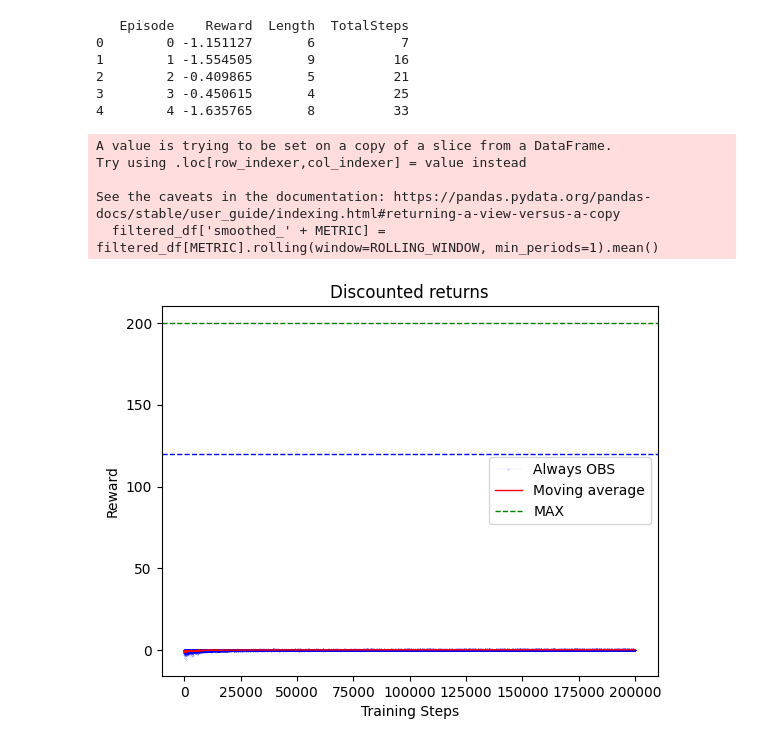
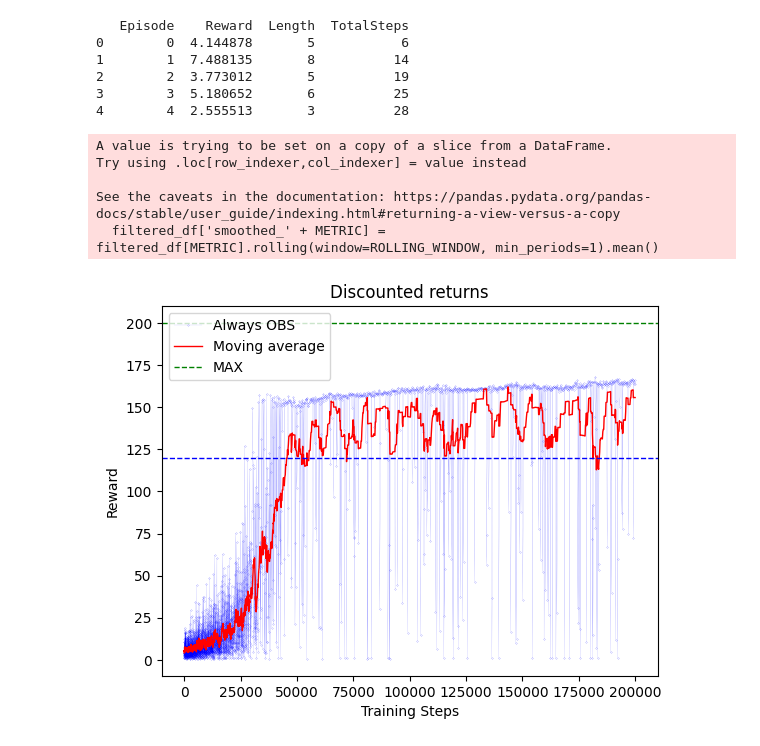
Before and after one commit to TheBlueHawk/FRL23-project, a Jupyter notebook: bellinger_repo/explor.ipynb, the cells around one changed output. Drawn from its saved outputs; the diff is of its cells as text; code cells hidden in the pictures.

```diff
--- a/bellinger_repo/explor.ipynb
+++ b/bellinger_repo/explor.ipynb
@@ -1,6 +1,6 @@
 # %%
 import pandas as pd
-episode_df = pd.read_csv("logdir/MBRLCartpole-v0_200000__2023_06_18_17_13.csv")
+episode_df = pd.read_csv("logdir/MBRLCartpole-v0_200000__2023_06_18_18_56_rw1_with_cost.csv")
 
 print(episode_df.head())
 
@@ -12,36 +12,36 @@ FROM = 0
 UNTIL = 200000
 BEST_RESULTS_NO_OBS_COST = 200
 ALWAYS_OBS = BEST_RESULTS_NO_OBS_COST*0.6
 
 metrics_df_no_na = episode_df.dropna(how='any', subset=[METRIC, 'TotalSteps'])
 
 # Filter the DataFrame for TotalSteps > FROM and TotalSteps < UNTIL
 filtered_df = metrics_df_no_na[(metrics_df_no_na['TotalSteps'] > FROM) & (metrics_df_no_na['TotalSteps'] < UNTIL)]
 
 # Calculate the moving average using a window size of ROLLING_WINDOW
 filtered_df['smoothed_' + METRIC] = filtered_df[METRIC].rolling(window=ROLLING_WINDOW, min_periods=1).mean()
 
 # Plot the original data points and the smoothing line
 plt.plot(filtered_df['TotalSteps'], filtered_df[METRIC], marker='o', linestyle='-', color='b', linewidth=0.05, markersize=0.1)
 plt.plot(filtered_df['TotalSteps'], filtered_df['smoothed_' + METRIC], linestyle='-', color='r', linewidth=1, markersize=1)
 plt.axhline(y=BEST_RESULTS_NO_OBS_COST, color='g', linestyle='--', linewidth=1)
 plt.axhline(y=ALWAYS_OBS, color='b', linestyle='--', linewidth=1)
 
 plt.xlabel('Training Steps')
 plt.ylabel(METRIC)
 plt.title('Discounted returns')
 plt.legend(['Always OBS', 'Moving average', 'MAX'])
 plt.show()
 # %% [output]
    Episode    Reward  Length  TotalSteps
-0        0 -1.151127       6           7
-1        1 -1.554505       9          16
-2        2 -0.409865       5          21
-3        3 -0.450615       4          25
-4        4 -1.635765       8          33
+0        0  4.144878       5           6
+1        1  7.488135       8          14
+2        2  3.773012       5          19
+3        3  5.180652       6          25
+4        4  2.555513       3          28
 A value is trying to be set on a copy of a slice from a DataFrame.
 Try using .loc[row_indexer,col_indexer] = value instead
 
 See the caveats in the documentation: https://pandas.pydata.org/pandas-docs/stable/user_guide/indexing.html#returning-a-view-versus-a-copy
   filtered_df['smoothed_' + METRIC] = filtered_df[METRIC].rolling(window=ROLLING_WINDOW, min_periods=1).mean()
-[figure, old version]
+[figure, new version]
```
Also changed, not shown: parts of 4 cells of this notebook, 4 other files.
